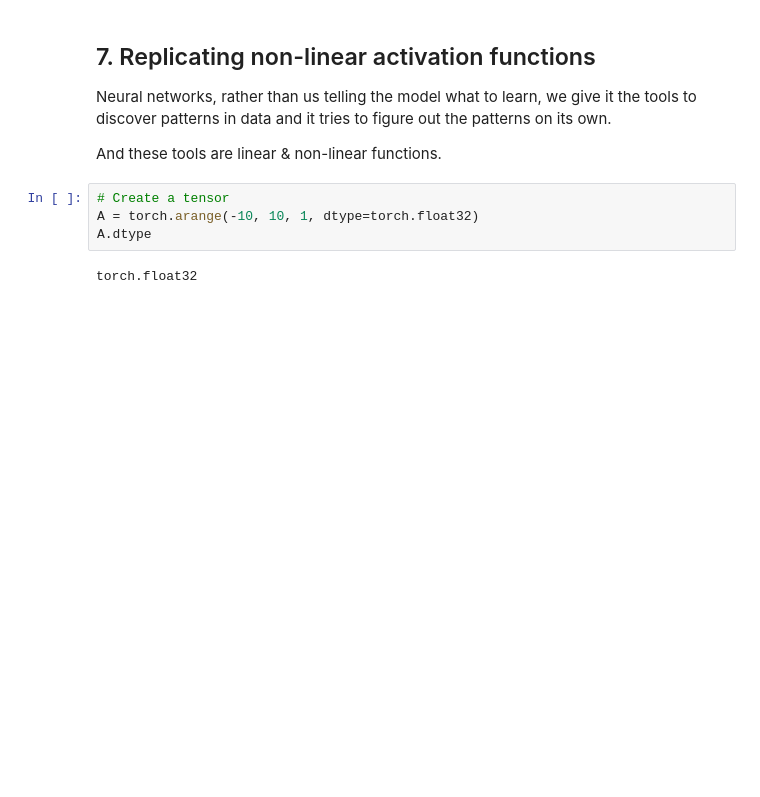
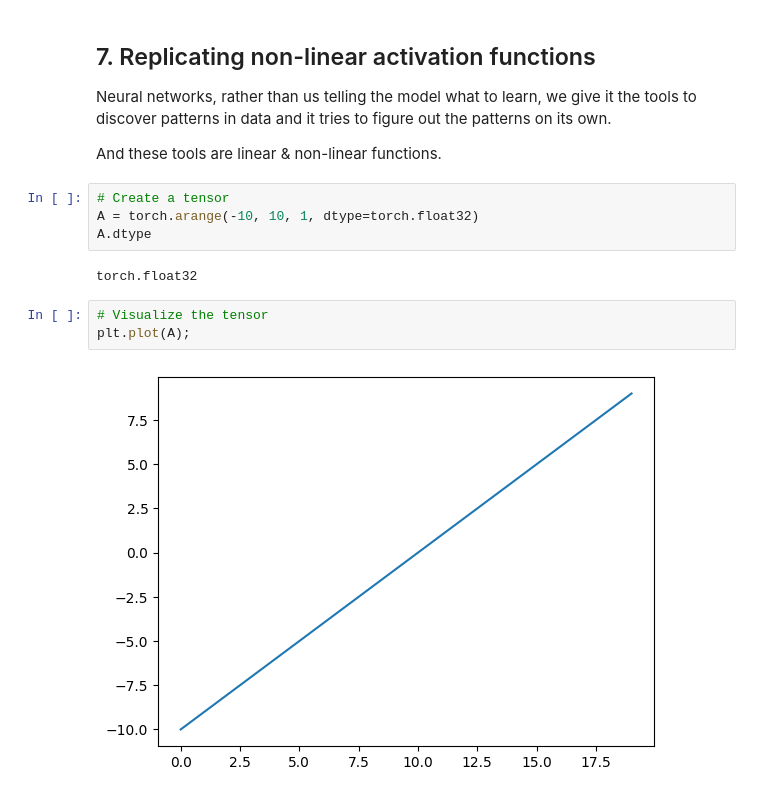
Before and after one commit to Carsoboss/pytorch_fundamentals, a Jupyter notebook: 02_pytorch_classification.ipynb, the cells around one changed output. Saved outputs shown, nothing was run; the diff lists cells and outputs as text; blank space fills up the shorter version.

```diff
--- a/02_pytorch_classification.ipynb
+++ b/02_pytorch_classification.ipynb
@@ -903,3 +913,8 @@ A = torch.arange(-10, 10, 1, dtype=torch.float32)
 A.dtype
 # %% [output]
 torch.float32
+# %%
+# Visualize the tensor
+plt.plot(A);
+# %% [output]
+[figure, added]
```
Also changed, not shown: parts of 16 cells of this notebook.
